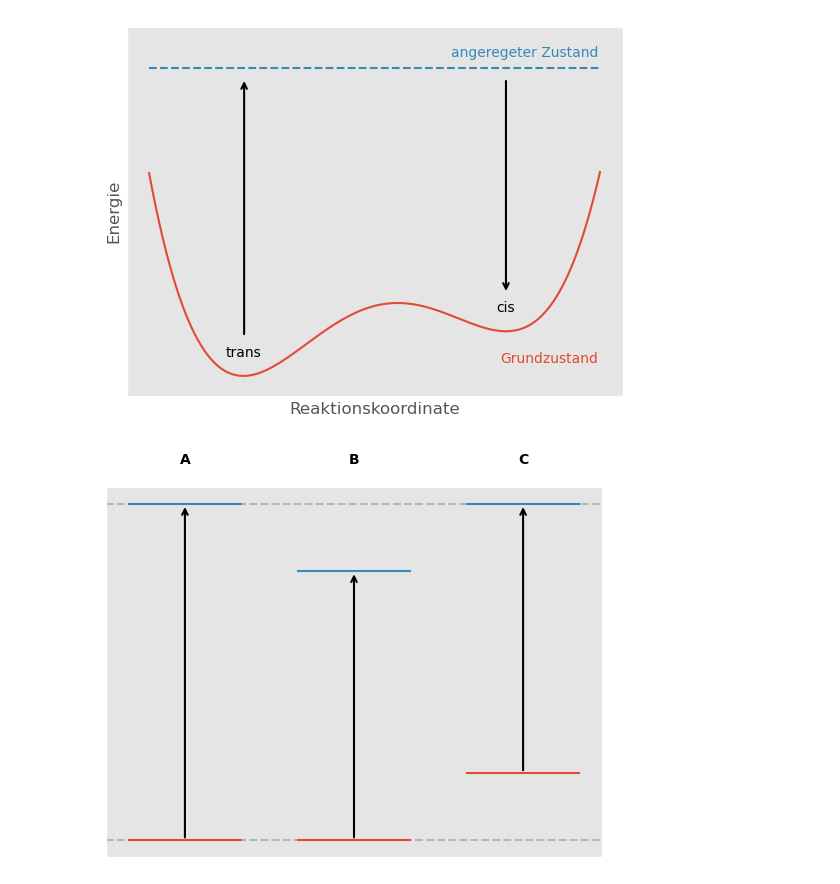
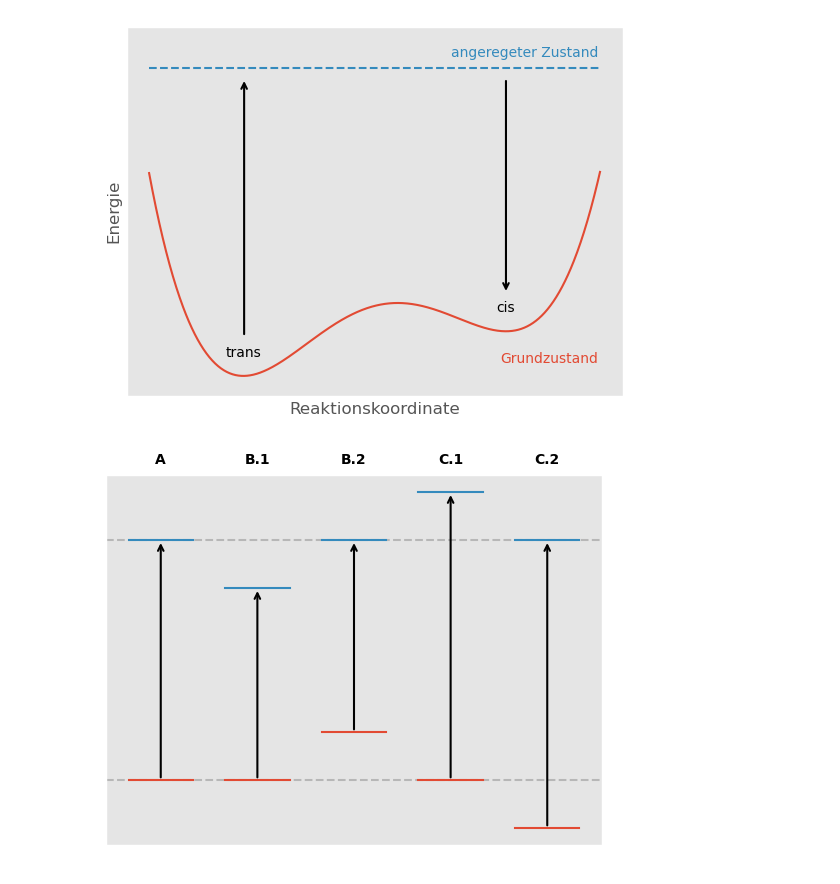
Before and after one commit to mvondomaros-lab/achprak, a Jupyter notebook: assets/figures.ipynb, the cells around one changed output. Cells and saved outputs as stored; diff of their text form; code cells hidden in the pictures.

```diff
--- a/assets/figures.ipynb
+++ b/assets/figures.ipynb
@@ -224,7 +224,7 @@ arrow_vert = patches.FancyArrowPatch(
     mutation_scale=10,
 )
 plt.gca().add_patch(arrow_vert)
-plt.text(0.5 * w, 1.12, "A", weight="bold", ha="center")
+plt.text(0.5 * w, 1.32, "A", weight="bold", ha="center")
 
 plt.plot([w + d, 2 * w + d], [0, 0], color="C0")
 plt.plot([w + d, 2 * w + d], [0.8, 0.8], color="C1")
@@ -236,59 +236,59 @@ arrow_vert = patches.FancyArrowPatch(
     linewidth=1.5,
     edgecolor="black",
     mutation_scale=10,
 )
 plt.gca().add_patch(arrow_vert)
-plt.text(1.5 * w + d, 1.12, "B", weight="bold", ha="center")
+plt.text(1.5 * w + d, 1.32, "B.1", weight="bold", ha="center")
 
 plt.plot([2 * w + 2 * d, 3 * w + 2 * d], [0.2, 0.2], color="C0")
 plt.plot([2 * w + 2 * d, 3 * w + 2 * d], [1.0, 1.0], color="C1")
 arrow_vert = patches.FancyArrowPatch(
     (2.5 * w + 2 * d, 0.2),
     (2.5 * w + 2 * d, 1.0),
     arrowstyle="->",
     connectionstyle="arc3,rad=0",
     linewidth=1.5,
     edgecolor="black",
     mutation_scale=10,
 )
 plt.gca().add_patch(arrow_vert)
-plt.text(2.5 * w + 2 * d, 1.12, "C", weight="bold", ha="center")
+plt.text(2.5 * w + 2 * d, 1.32, "B.2", weight="bold", ha="center")
 
 
-# plt.plot([3 * w + 3 * d, 4 * w + 3 * d], [0.0, 0.0], color="C0")
-# plt.plot([3 * w + 3 * d, 4 * w + 3 * d], [1.2, 1.2], color="C1")
-# arrow_vert = patches.FancyArrowPatch(
-#     (3.5 * w + 3 * d, 0.0),
-#     (3.5 * w + 3 * d, 1.2),
-#     arrowstyle="->",
-#     connectionstyle="arc3,rad=0",
-#     linewidth=1.5,
-#     edgecolor="black",
-#     mutation_scale=10,
-# )
-# plt.gca().add_patch(arrow_vert)
-# plt.text(3.5 * w + 3 * d, 1.32, "C.1", weight="bold", ha="center")
+plt.plot([3 * w + 3 * d, 4 * w + 3 * d], [0.0, 0.0], color="C0")
+plt.plot([3 * w + 3 * d, 4 * w + 3 * d], [1.2, 1.2], color="C1")
+arrow_vert = patches.FancyArrowPatch(
+    (3.5 * w + 3 * d, 0.0),
+    (3.5 * w + 3 * d, 1.2),
+    arrowstyle="->",
+    connectionstyle="arc3,rad=0",
+    linewidth=1.5,
+    edgecolor="black",
+    mutation_scale=10,
+)
+plt.gca().add_patch(arrow_vert)
+plt.text(3.5 * w + 3 * d, 1.32, "C.1", weight="bold", ha="center")
 
 
-# plt.plot([4 * w + 4 * d, 5 * w + 4 * d], [-0.2, -0.2], color="C0")
-# plt.plot([4 * w + 4 * d, 5 * w + 4 * d], [1.0, 1.0], color="C1")
-# arrow_vert = patches.FancyArrowPatch(
-#     (4.5 * w + 4 * d, -0.2),
-#     (4.5 * w + 4 * d, 1.0),
-#     arrowstyle="->",
-#     connectionstyle="arc3,rad=0",
-#     linewidth=1.5,
-#     edgecolor="black",
-#     mutation_scale=10,
-# )
-# plt.gca().add_patch(arrow_vert)
-# plt.text(4.5 * w + 4 * d, 1.32, "C.2", weight="bold", ha="center")
+plt.plot([4 * w + 4 * d, 5 * w + 4 * d], [-0.2, -0.2], color="C0")
+plt.plot([4 * w + 4 * d, 5 * w + 4 * d], [1.0, 1.0], color="C1")
+arrow_vert = patches.FancyArrowPatch(
+    (4.5 * w + 4 * d, -0.2),
+    (4.5 * w + 4 * d, 1.0),
+    arrowstyle="->",
+    connectionstyle="arc3,rad=0",
+    linewidth=1.5,
+    edgecolor="black",
+    mutation_scale=10,
+)
+plt.gca().add_patch(arrow_vert)
+plt.text(4.5 * w + 4 * d, 1.32, "C.2", weight="bold", ha="center")
 
 plt.grid(False)
 plt.xticks([])
 plt.yticks([])
 
 plt.savefig("substituent-effects.png", dpi=300)
 plt.show()
 # %% [output]
-[figure, old version]
+[figure, new version]
```
Also changed, not shown: 2 other files.
